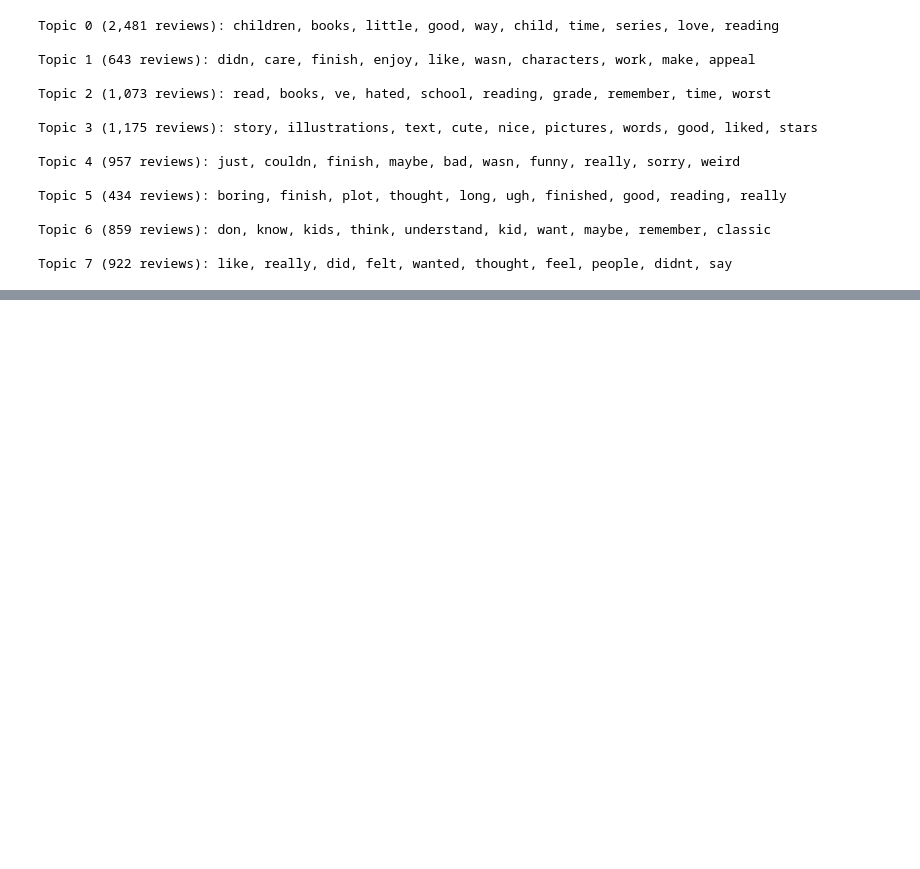
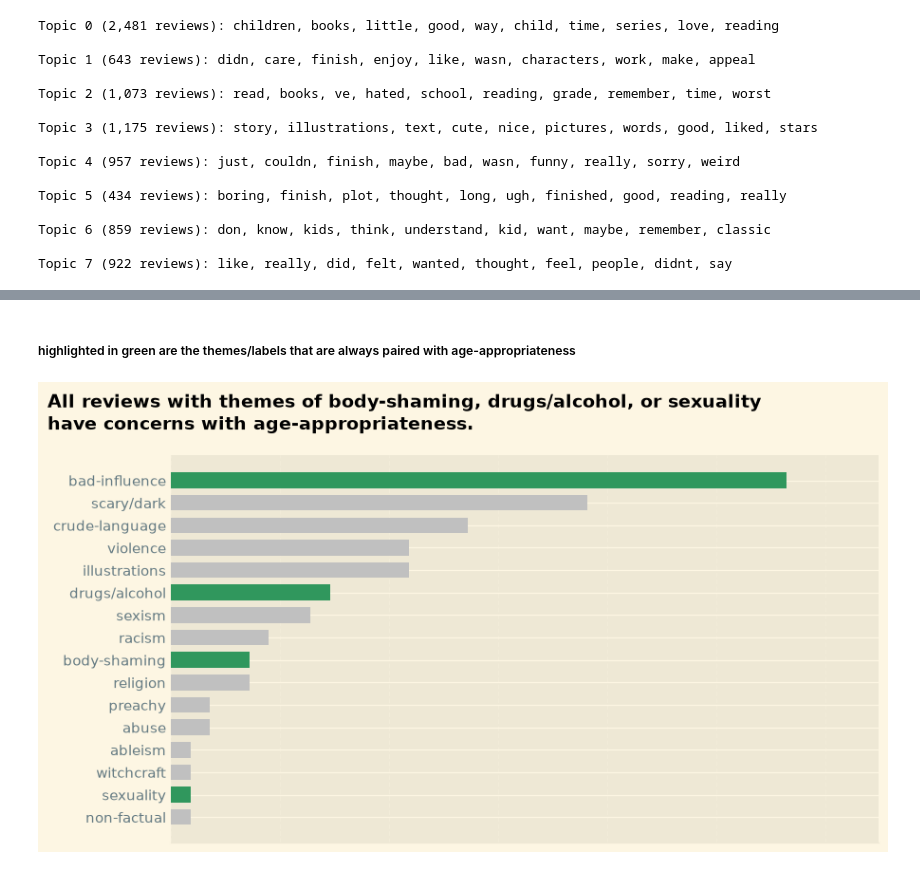
Before and after one commit to sofiabbas17-cmyk/Goodreads-Team, a Jupyter notebook: sofia_branch_work.ipynb, the cells around one changed output, grey strips where cells are left out. Drawn from its saved outputs; the diff is of its cells as text; code cells hidden in the pictures; blank space fills up the shorter version.

```diff
--- a/sofia_branch_work.ipynb
+++ b/sofia_branch_work.ipynb
@@ -266,0 +506,28 @@ df = df[["review_id", "book_id", "review_text", "labels", "notes"]]
+# %% [markdown]
+##### highlighted in green are the themes/labels that are always paired with age-appropriateness
+# %%
+data = pct_others_and_age.sort_values()
+
+highlight = ["bad-influence", "body-shaming", "drugs/alcohol", "sexuality"]
+colors = ["#30975d" if label in highlight else "#C0C0C0" for label in data.index]
+
+fig, ax = plt.subplots(figsize=(9, 5))
+bars = ax.barh(data.index, data.values, color=colors, height=0.7)
+
+fig.suptitle("All reviews with themes of body-shaming, drugs/alcohol, or sexuality\nhave concerns with age-appropriateness.",
+             x=0.01, ha="left", fontsize=14, fontweight="bold")
+ax.set_xlabel("", fontsize=11)
+ax.set_ylabel("")
+
+for side in ["top", "right", "left"]:
+    ax.spines[side].set_visible(False)
+ax.tick_params(axis="y", length=0, labelsize=11)
+ax.tick_params(axis="x", bottom=False, labelbottom=False)
+ax.xaxis.grid(True, linestyle="--", alpha=0.3)
+ax.set_axisbelow(True)
+ax.set_xlim(0, data.max() * 1.15)
+
+plt.tight_layout()
+plt.show()
+# %% [output]
+[figure, added]
```
Also changed, not shown: parts of 31 cells of this notebook, 3 other files.
